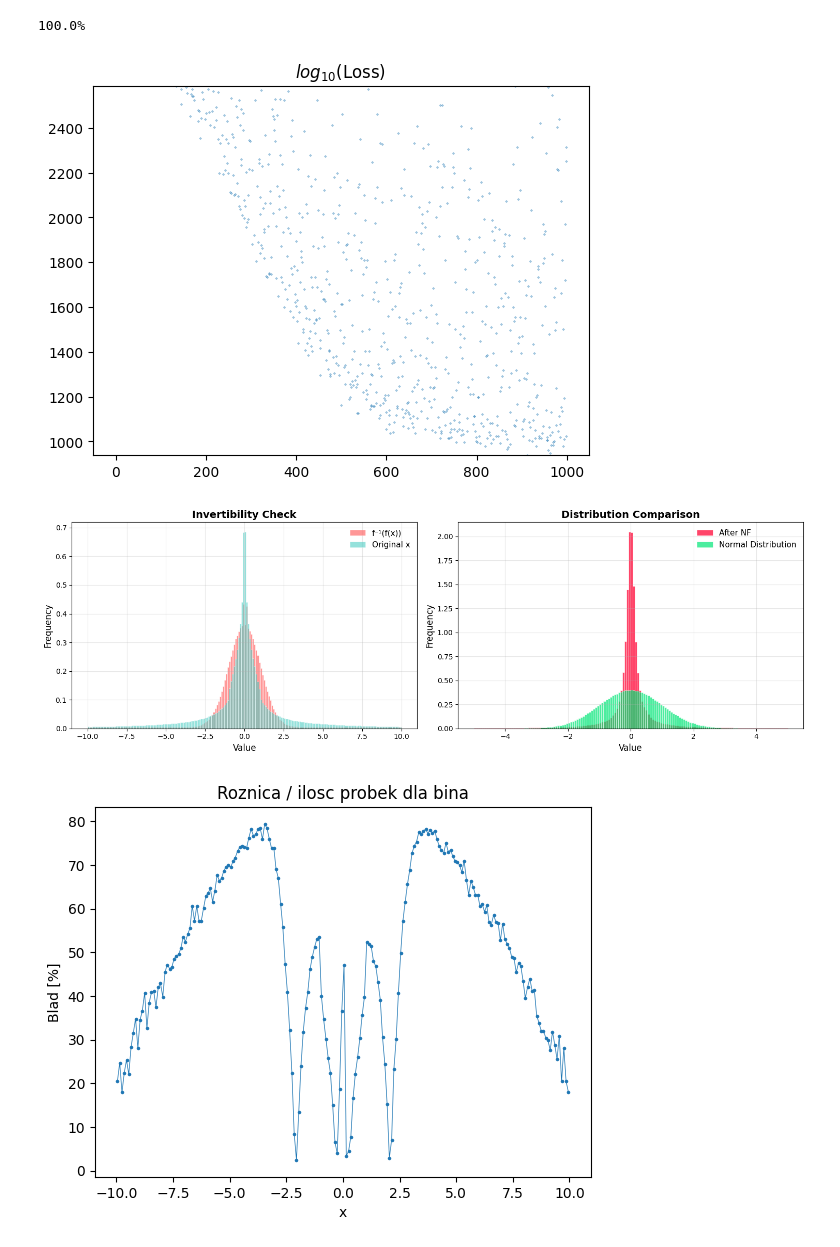
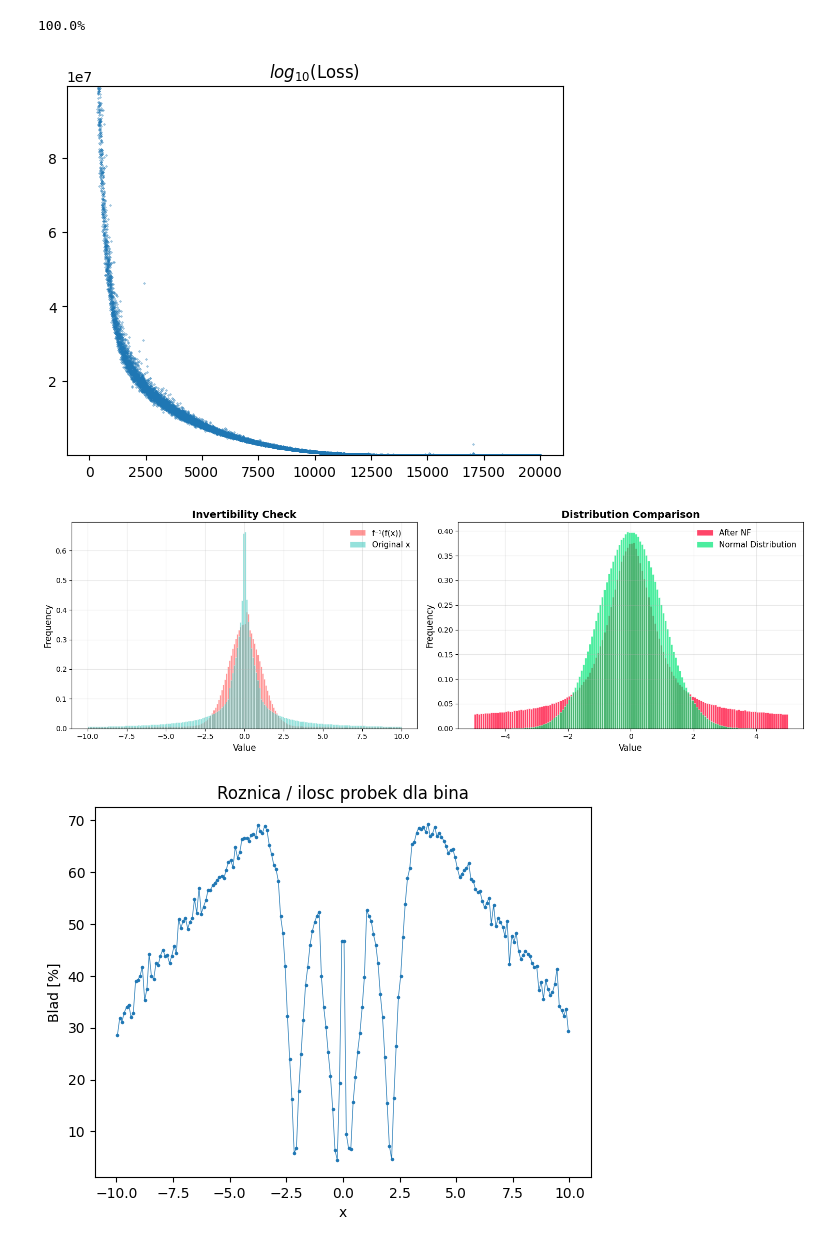
Before and after one commit to kluski777/PraktykiGAN, a Jupyter notebook: NF.ipynb, the cells around one changed output. Cells and saved outputs as stored; diff of their text form; code cells hidden in the pictures.

```diff
--- a/NF.ipynb
+++ b/NF.ipynb
@@ -38,38 +38,22 @@ def get_shower_data_with_angle(PROBE_SIZE, BATCH_SIZE, dim = np.array([0,1]), ze
 
 
 class NF_layer(nn.Module):
-    def __init__(self, translate_layers: list[nn.Module], scale_layers: list[nn.Module], lr):
+    def __init__(self, translate_layers: list[nn.Module], scale_layers: list[nn.Module]):
         super().__init__()
         self.translate = nn.Sequential(*translate_layers)
         self.scale = nn.Sequential(*scale_layers)
-        self.optim = torch.optim.RMSprop(self.parameters(), lr=lr) # tu nie jestem pewny moze dwa oddzielne optimizery powinny isc idk
         self.to('cuda')
 
-    def loss(self, output: torch.Tensor, log_diag: torch.Tensor = None):
-        return 0.5 * (output ** 2).sum(dim=-1).mean() - log_diag.sum(dim=-1).mean()
-
-    def loss_and_step(self, output, log_diag, target_angles, epsilon = 1, has_angles = False):
-        #! angles to handle
-        self.optim.zero_grad()
-
-        if has_angles: # nie wiem czy nie powinien byc przyciety ale chyba nie
-            pred_probes, pred_angles = output[:, :-target_angles.shape[1]], output[:, -target_angles.shape[1]:]
-            angle_loss = torch.square(pred_angles - target_angles).mean(dim=0).sum() / (2 * epsilon **2)
-            loss = self.loss(pred_probes, log_diag) + angle_loss
-        else:
-            loss = self.loss(output, log_diag)
-        loss.backward()
-        self.optim.step()
-        return loss.item()
-
-    def forward(self, input: torch.Tensor):
+    def forward(self, input: torch.Tensor): # wplyw od katow jest raczej dosc niewielki
         h = input.shape[-1] // 2
         x1, x2 = input[:, :h], input[:, h:]
         s = self.scale(x1)
         t = self.translate(x1)
         x2 = x2 * torch.exp(s) + t
         z = torch.cat([x2, x1], dim=-1)
-        return z, s, x2
+        log_diag = s.sum(dim=-1).mean()
+
+        return z, log_diag
 
     def inverse(self, input: torch.Tensor):
         h = input.shape[-1] // 2
@@ -78,7 +62,7 @@ class NF_layer(nn.Module):
         t = self.translate(x1)
         x2 = (x2 - t) * torch.exp(-s)
         z = torch.cat([x2, x1], dim=-1)
-        return z, -s, x2
+        return z, -s
 
 class NF(nn.Module):
     def __init__(self, num_layers: int, input_size: int, lr: float):
@@ -87,8 +71,6 @@ class NF(nn.Module):
         scaling_components = [
             nn.Linear(input_size, input_size), nn.Tanh(),
             nn.Linear(input_size, input_size),
-            nn.Linear(input_size, input_size),
-            nn.Linear(input_size, input_size),
         ]
 
         translating_components = [
@@ -96,9 +78,10 @@ class NF(nn.Module):
         ]
 
         self.layers = nn.ModuleList(
-            [NF_layer(copy.deepcopy(translating_components), copy.deepcopy(scaling_components), lr)
+            [NF_layer(copy.deepcopy(translating_components), copy.deepcopy(scaling_components))
             for _ in range(num_layers)]
         )
+        self.optim = torch.optim.Adam(self.parameters(), lr)
         self.to('cuda')
 
     def forward(self, x):
@@ -111,23 +94,29 @@ class NF(nn.Module):
         return self.iterate_layers(x, forward=True, learn=True, angles=angles, eps=eps)
 
     def iterate_layers(self, input: torch.Tensor, forward: bool, learn: bool, angles=None, eps=1):
-        output = input.clone()
-        transformed = None
-        losses = 0
+        output = input
+        diag_sum = torch.zeros((1,)).to('cuda')
 
         iter_layers = self.layers if forward else reversed(self.layers)
-        for i, layer in enumerate(iter_layers):
+        for layer in iter_layers:
             if forward:
-                output, diag_sum, transformed = layer.forward(output)
+                output, diag_temp = layer.forward(output)
             else:
-                output, diag_sum, transformed = layer.inverse(output)
+                output, diag_temp = layer.inverse(output)
 
             if learn:
-                losses += layer.loss_and_step(transformed, diag_sum, angles, eps, i%2 == 0)
-                output = output.detach()
+                diag_sum += diag_temp
 
         if learn:
-            return losses
+            self.optim.zero_grad()
+            loss = 0.5 * output[:, :-angles.shape[1]].pow(2).sum(dim=-1).mean() \
+                - diag_sum \
+                + torch.pow(output[:, -angles.shape[1]:] - angles, 2).sum(dim=-1).mean() / (2 * eps ** 2)
+
+            loss.backward()
+            self.optim.step()
+
+            return loss
 
         return output
 
@@ -194,16 +183,16 @@ def learn_nf(nf_model: nn.Module, SAMPLES_TO_RETURN: int, BATCH_SIZE: int, EPOCH
     return loss_history
 
 
-SAMPLES_TO_RETURN = 512
+SAMPLES_TO_RETURN = 768
 DIMS = SAMPLES_TO_RETURN // 4 + 1
 BATCH_SIZE = 1024
-EPOCHS = 1000
-LR = 1e-3
+EPOCHS = 20_000
+LR = 1.5e-4
 EPSILON = np.radians(1) # std dev added to the angle
 
-x_model = NF(10, DIMS, LR)
+x_model = NF(6, DIMS, LR)
 x_loss = learn_nf(x_model, SAMPLES_TO_RETURN, BATCH_SIZE, EPOCHS, 0, EPSILON)
 
-y_model = NF(6, DIMS, LR)
+y_model = NF(10, DIMS, LR)
 y_loss = learn_nf(y_model, SAMPLES_TO_RETURN, BATCH_SIZE, EPOCHS, 1, EPSILON)
 # %% [output]
@@ -216,7 +205,7 @@ y_loss = learn_nf(y_model, SAMPLES_TO_RETURN, BATCH_SIZE, EPOCHS, 1, EPSILON)
-100.0%
+100.0%
-[figure, old version]
+[figure, new version]
-[figure, old version]
+[figure, new version]
-[figure, old version]
+[figure, new version]
 # %%
 PROBE_SIZE = SAMPLES_TO_RETURN * BATCH_SIZE
 normal_dist = torch.randn(size=(BATCH_SIZE, SAMPLES_TO_RETURN // 2, 2)).to('cuda')
```
Also changed, not shown: parts of 5 cells of this notebook.
